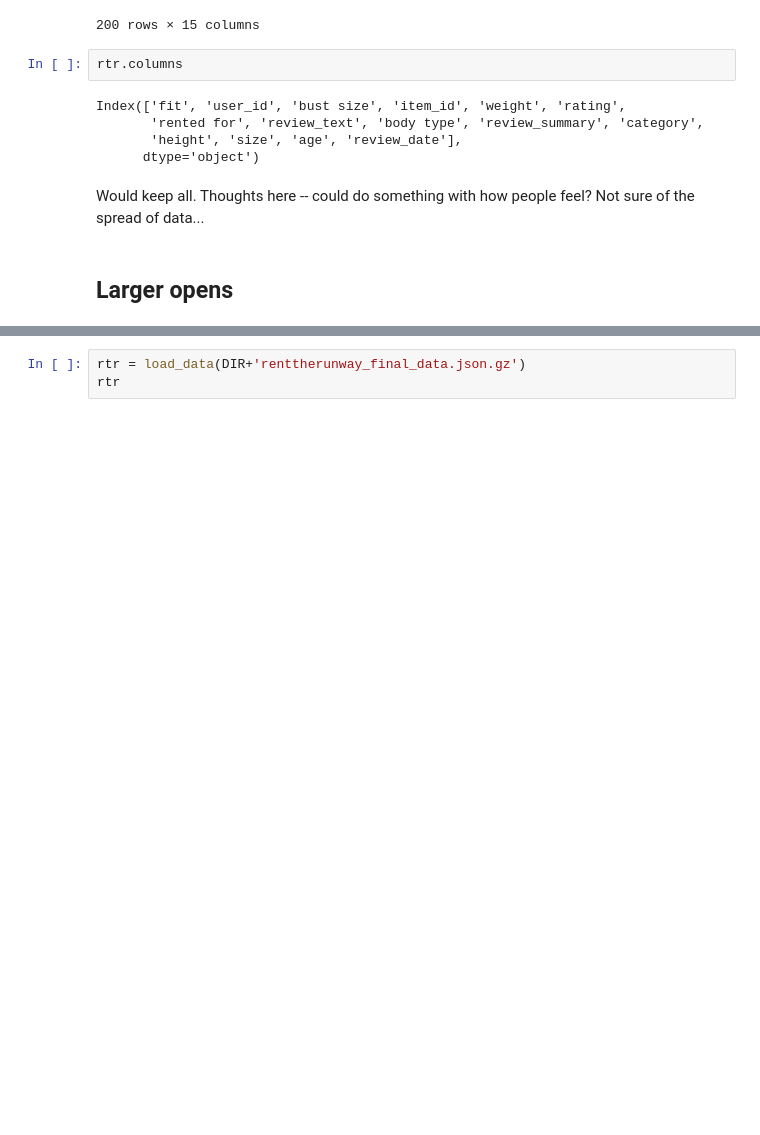
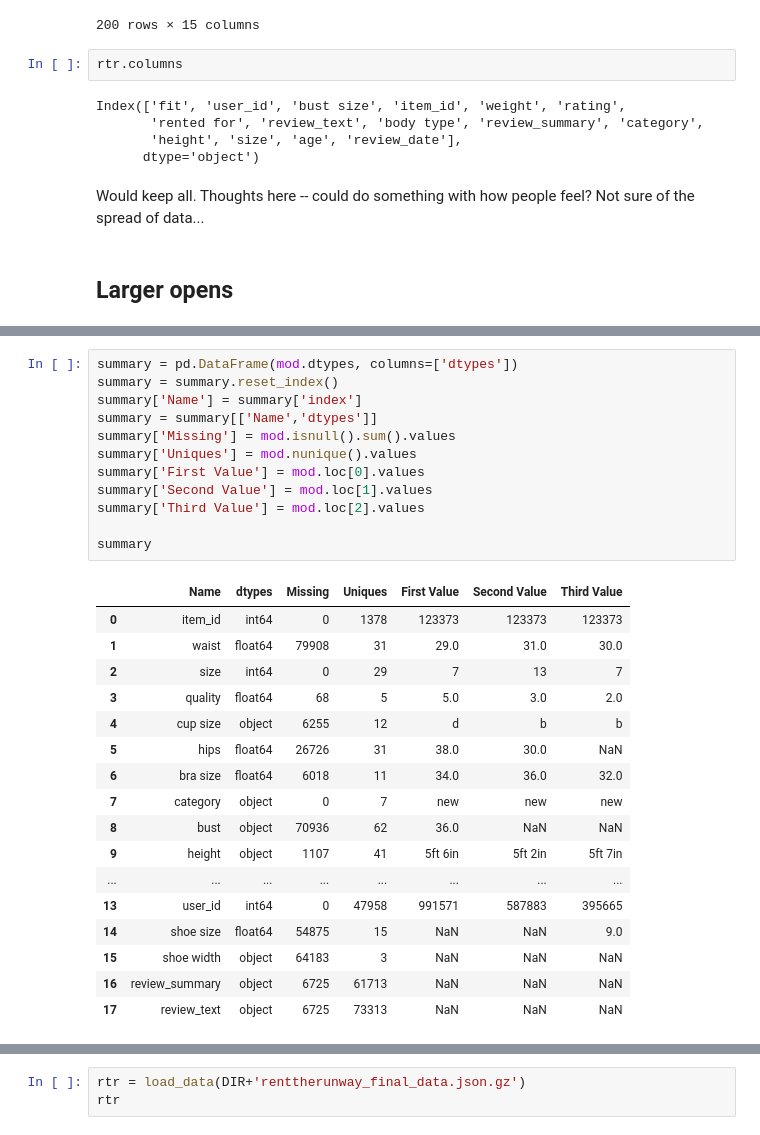
Before and after one commit to jesseAvgonzsmi/vanity_sizing_project, a Jupyter notebook: data_explosion.ipynb, the cells around one changed output, grey strips where cells are left out. Cells and saved outputs as stored; diff of their text form; blank space fills up the shorter version.

```diff
--- a/data_explosion.ipynb
+++ b/data_explosion.ipynb
@@ -214,0 +130,30 @@ mod.head()
+# %%
+summary = pd.DataFrame(mod.dtypes, columns=['dtypes'])
+summary = summary.reset_index()
+summary['Name'] = summary['index']
+summary = summary[['Name','dtypes']]
+summary['Missing'] = mod.isnull().sum().values
+summary['Uniques'] = mod.nunique().values
+summary['First Value'] = mod.loc[0].values
+summary['Second Value'] = mod.loc[1].values
+summary['Third Value'] = mod.loc[2].values
+
+summary
+# %% [output]
+|  | Name | dtypes | Missing | Uniques | First Value | Second Value | Third Value |
+| 0 | item_id | int64 | 0 | 1378 | 123373 | 123373 | 123373 |
+| 1 | waist | float64 | 79908 | 31 | 29.0 | 31.0 | 30.0 |
+| 2 | size | int64 | 0 | 29 | 7 | 13 | 7 |
+| 3 | quality | float64 | 68 | 5 | 5.0 | 3.0 | 2.0 |
+| 4 | cup size | object | 6255 | 12 | d | b | b |
+| 5 | hips | float64 | 26726 | 31 | 38.0 | 30.0 | NaN |
+| 6 | bra size | float64 | 6018 | 11 | 34.0 | 36.0 | 32.0 |
+| 7 | category | object | 0 | 7 | new | new | new |
+| 8 | bust | object | 70936 | 62 | 36.0 | NaN | NaN |
+| 9 | height | object | 1107 | 41 | 5ft 6in | 5ft 2in | 5ft 7in |
+| ... | ... | ... | ... | ... | ... | ... | ... |
+| 13 | user_id | int64 | 0 | 47958 | 991571 | 587883 | 395665 |
+| 14 | shoe size | float64 | 54875 | 15 | NaN | NaN | 9.0 |
+| 15 | shoe width | object | 64183 | 3 | NaN | NaN | NaN |
+| 16 | review_summary | object | 6725 | 61713 | NaN | NaN | NaN |
+| 17 | review_text | object | 6725 | 73313 | NaN | NaN | NaN |
```
Also changed, not shown: parts of 18 cells of this notebook, 1 other file.
